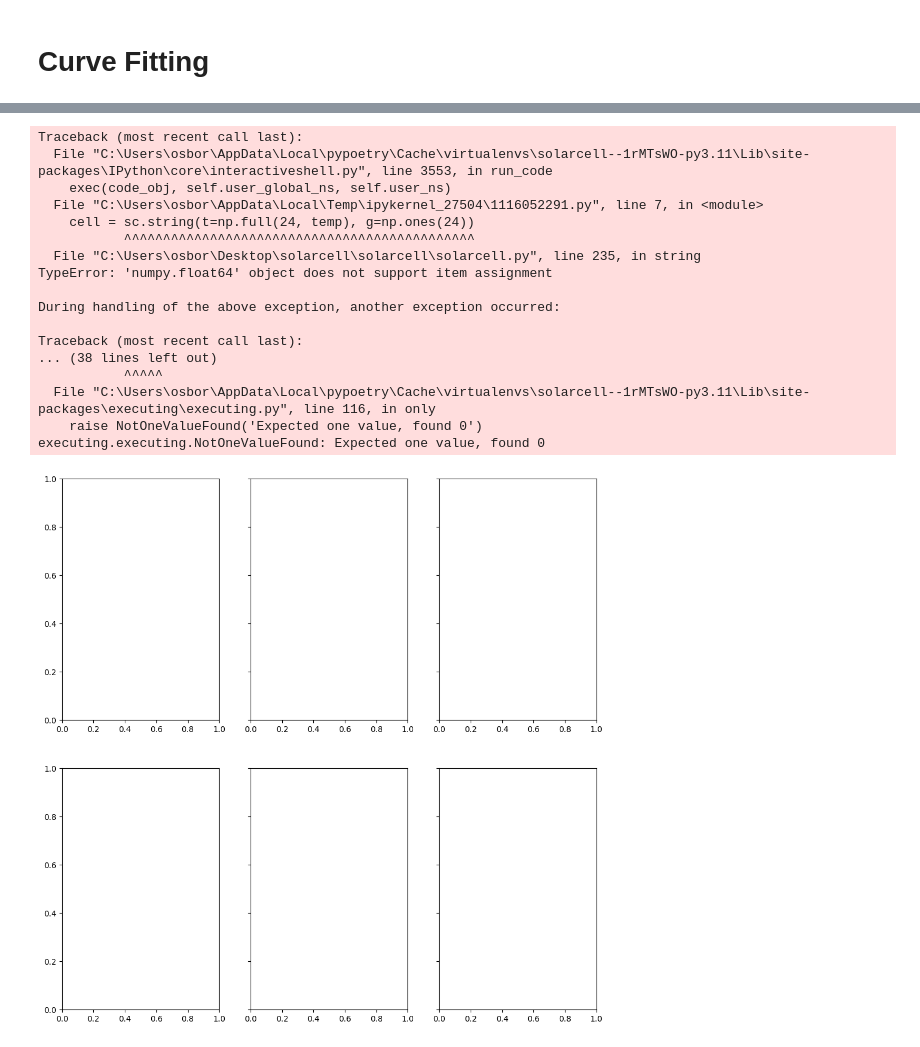
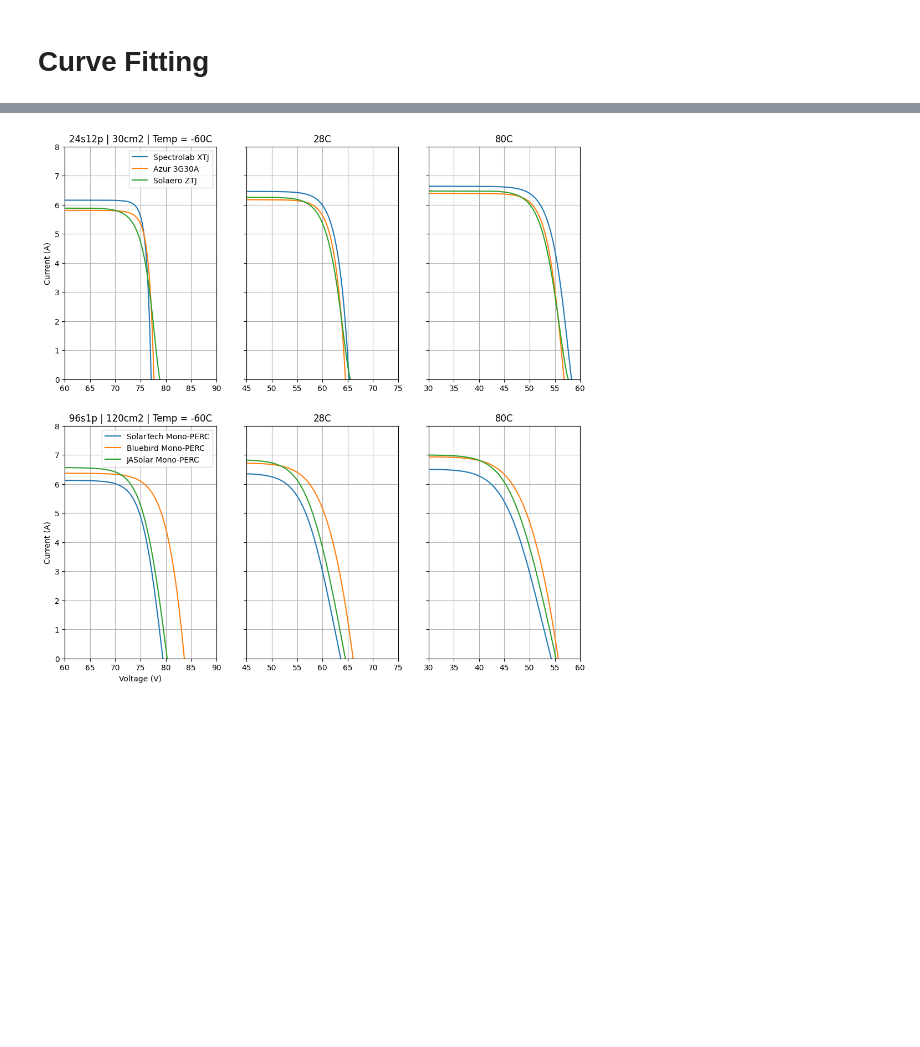
Before and after one commit to amosborne/solarcell, a Jupyter notebook: examples/cell_comparison.ipynb, the cells around one changed output, grey strips where cells are left out. Cells and saved outputs as stored; diff of their text form; code cells hidden in the pictures; blank space fills up the shorter version.

```diff
--- a/examples/cell_comparison.ipynb
+++ b/examples/cell_comparison.ipynb
@@ -156,15 +146 @@ Iunc = 0.000 A, Vunc = 0.00 V, Punc = 0.001 W
 [figure]
-# %%
-for type in [spectrolab, azurspace, solaero]:
-    sc = celltype2solarcell(type, area=30)
-    for temp in [-60, 28, 80]:
-        print(type.name, temp)
-        print(sc.cell(temp, 1))
-        print()
-
-for type in [solartech, bluebird, jasolar]:
-    sc = celltype2solarcell(type, area=120)
-    for temp in [-60, 28, 80]:
-        print(type.name, temp)
-        print(sc.cell(temp, 1))
-        print()
@@ -187,39 +150,38 @@ fig, ax = plt.subplots(nrows=2, ncols=3, sharey=True, figsize=(12, 12))
 for type in [spectrolab, azurspace, solaero]:
     sc = celltype2solarcell(type, area=30)
     for i, temp in enumerate([-60, 28, 80]):
-        print("SOLVING:", type.name, temp)
-        cell = sc.string(t=np.full(24, temp), g=np.ones(24))
-        # st = sc.cell(t=np.full((24, 12), temp), g=np.ones((24, 12)))
-        v = np.linspace(0, cell.voc, 1000)
-        ax[0, i].plot(v, cell.iv(v))
+        print("{:s} @ {:.0f}C".format(type.name, temp))
+        array = sc.array(t=np.full((24, 12), temp), g=np.ones((24, 12)))
+        v = np.linspace(0, array.voc, 1000)
+        ax[0, i].plot(v, array.iv(v))
+        print(array)
         print()
 
 ax[0, 0].set_title("24s12p | 30cm2 | Temp = -60C")
-# ax[0, 0].set_xlim([0, 90]), ax[0, 0].grid()
-# ax[0, 1].set_xlim([0, 75]), ax[0, 1].grid(), ax[0, 1].set_title("28C")
-# ax[0, 2].set_xlim([0, 60]), ax[0, 2].grid(), ax[0, 2].set_title("80C")
+ax[0, 0].set_xlim([60, 90]), ax[0, 0].grid()
+ax[0, 1].set_xlim([45, 75]), ax[0, 1].grid(), ax[0, 1].set_title("28C")
+ax[0, 2].set_xlim([30, 60]), ax[0, 2].grid(), ax[0, 2].set_title("80C")
 ax[0, 0].legend(["Spectrolab XTJ", "Azur 3G30A", "Solaero ZTJ"])
 ax[0, 0].set_ylabel("Current (A)")
 
-# for type in [solartech, bluebird, jasolar]:
-#     sc = celltype2solarcell(type, area=120)
-#     for i, temp in enumerate([-60, 28, 80]):
-#         print("SOLVING:", type.name, temp)
-#         cell = sc.array(
-#             t=np.full((96, 1), temp), g=np.ones((96, 1))
-#         )
-#         v = np.linspace(0, cell.voc, 1000)
-#         ax[1, i].plot(v, cell.iv(v))
-#         print()
+for type in [solartech, bluebird, jasolar]:
+    sc = celltype2solarcell(type, area=120)
+    for i, temp in enumerate([-60, 28, 80]):
+        print("{:s} @ {:.0f}C".format(type.name, temp))
+        array = sc.array(t=np.full((96, 1), temp), g=np.ones((96, 1)))
+        v = np.linspace(0, array.voc, 1000)
+        ax[1, i].plot(v, array.iv(v))
+        print(array)
+        print()
 
 ax[1, 0].set_title("96s1p | 120cm2 | Temp = -60C")
-ax[1, 0].set_xlim([0, 90]), ax[1, 0].grid()
-ax[1, 1].set_xlim([0, 75]), ax[1, 1].grid(), ax[1, 1].set_title("28C")
-ax[1, 2].set_xlim([0, 60]), ax[1, 2].grid(), ax[1, 2].set_title("80C")
+ax[1, 0].set_xlim([60, 90]), ax[1, 0].grid()
+ax[1, 1].set_xlim([45, 75]), ax[1, 1].grid(), ax[1, 1].set_title("28C")
+ax[1, 2].set_xlim([30, 60]), ax[1, 2].grid(), ax[1, 2].set_title("80C")
 ax[1, 0].legend(["SolarTech Mono-PERC", "Bluebird Mono-PERC", "JASolar Mono-PERC"])
 ax[1, 0].set_ylabel("Current (A)")
 ax[1, 0].set_xlabel("Voltage (V)")
 
-# plt.ylim([0, 8])
+plt.ylim([0, 8])
 plt.show()
 # %% [output]
@@ -229,18 +205 @@ Unexpected exception formatting exception. Falling back to standard exception
-Traceback (most recent call last):
-  File "C:\Users\osbor\AppData\Local\pypoetry\Cache\virtualenvs\solarcell--1rMTsWO-py3.11\Lib\site-packages\IPython\core\interactiveshell.py", line 3553, in run_code
-    exec(code_obj, self.user_global_ns, self.user_ns)
-  File "C:\Users\osbor\AppData\Local\Temp\ipykernel_27504\1116052291.py", line 7, in <module>
-    cell = sc.string(t=np.full(24, temp), g=np.ones(24))
-           ^^^^^^^^^^^^^^^^^^^^^^^^^^^^^^^^^^^^^^^^^^^^^
-  File "C:\Users\osbor\Desktop\solarcell\solarcell\solarcell.py", line 235, in string
-TypeError: 'numpy.float64' object does not support item assignment
-
-During handling of the above exception, another exception occurred:
-
-Traceback (most recent call last):
-... (38 lines left out)
-           ^^^^^
-  File "C:\Users\osbor\AppData\Local\pypoetry\Cache\virtualenvs\solarcell--1rMTsWO-py3.11\Lib\site-packages\executing\executing.py", line 116, in only
-    raise NotOneValueFound('Expected one value, found 0')
-executing.executing.NotOneValueFound: Expected one value, found 0
-[figure, old version]
+[figure, new version]
```
Also changed, not shown: parts of 5 cells of this notebook, 2 other files.
